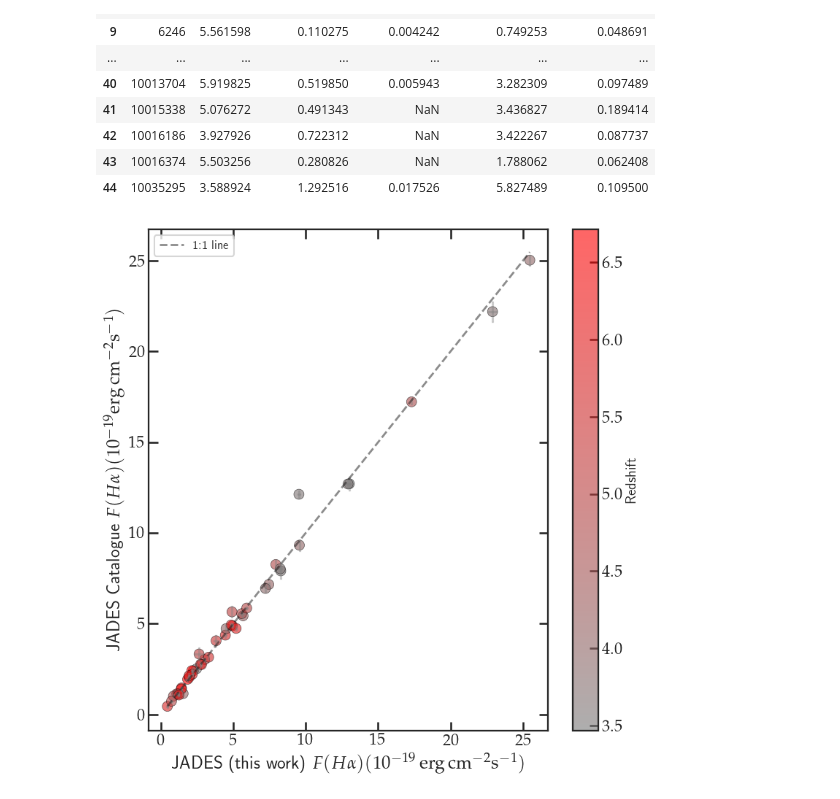
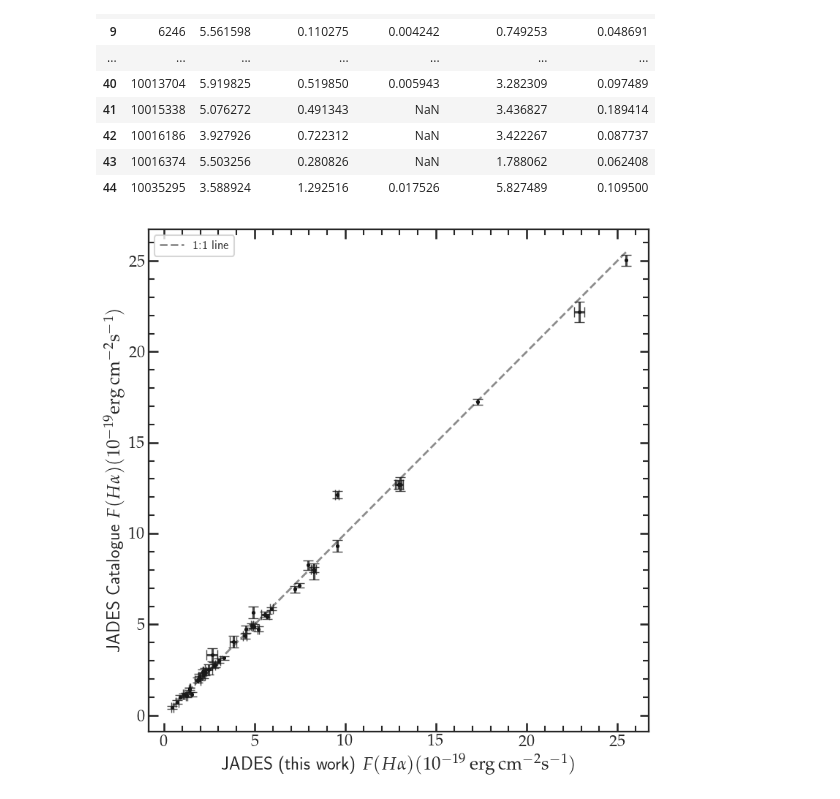
Before and after one commit to NGomez-inaoe/JWST-Data, a Jupyter notebook: Medium_Resolution/compare_flux.ipynb, the cells around one changed output. Drawn from its saved outputs; the diff is of its cells as text; code cells hidden in the pictures.

```diff
--- a/Medium_Resolution/compare_flux.ipynb
+++ b/Medium_Resolution/compare_flux.ipynb
@@ -520,51 +561,46 @@ scale=10
 scatter = ax.scatter(
     scale*merged_df['JADES_Ha_Flux'],
     scale*merged_df['Catalog_Ha_Flux']/(1+merged_df['Redshift']),
-    c=merged_df['Redshift'],
-    s=100,
-    alpha=0.6,
-    cmap=gray_red_cmap,
+    s=10,
+    alpha=1,
+    color='black',
     edgecolors='black',
     linewidth=0.5
 )
 
 # Add error bars
 
 ax.errorbar(
     scale*merged_df['JADES_Ha_Flux'],
     scale*merged_df['Catalog_Ha_Flux']/(1+merged_df['Redshift']),
     xerr=scale*merged_df['JADES_Ha_Err'],
     yerr=scale*merged_df['Catalog_Ha_Err']/(1+merged_df['Redshift']),
     fmt='none',
-    ecolor='gray',
-    alpha=0.4,
-    capsize=1,
-    capthick=1
+    ecolor='k',
+    alpha=0.8,
+    capsize=5,
+    markersize=3,
 )
 
 # Add diagonal reference line
 flux_range = [
    scale* min(merged_df['JADES_Ha_Flux'].min(), merged_df['JADES_Ha_Flux'].min()),
     scale* max(merged_df['JADES_Ha_Flux'].max(), merged_df['JADES_Ha_Flux'].max())
 ]
 ax.plot(flux_range,flux_range, 'k--', alpha=0.5, linewidth=2, label='1:1 line')
 
 # Labels and title
 ax.set_xlabel(r'JADES (this work) $F (H\alpha) (10^{-19} \, \mathrm{erg \, cm^{-2} s^{-1}})$')
 ax.set_ylabel(r'JADES Catalogue $F (H\alpha) (10^{-19} \mathrm{erg \, cm^{-2} s^{-1})}$')
-
-
-# Add colorbar
-cbar = plt.colorbar(scatter, ax=ax)
-cbar.set_label('Redshift', fontsize=14)
+ax.minorticks_on()
 
 ax.grid(False)
 
 ax.legend(fontsize=12)
 plt.tight_layout()
-plt.savefig(plots_folder / '_Comparison_Ha.pdf')
+#plt.savefig(plots_folder / '_Comparison_Ha.pdf')
 plt.show()
 
 plt.close()
 # %% [output]
-[figure, old version]
+[figure, new version]
```
Also changed, not shown: parts of 8 cells of this notebook.
